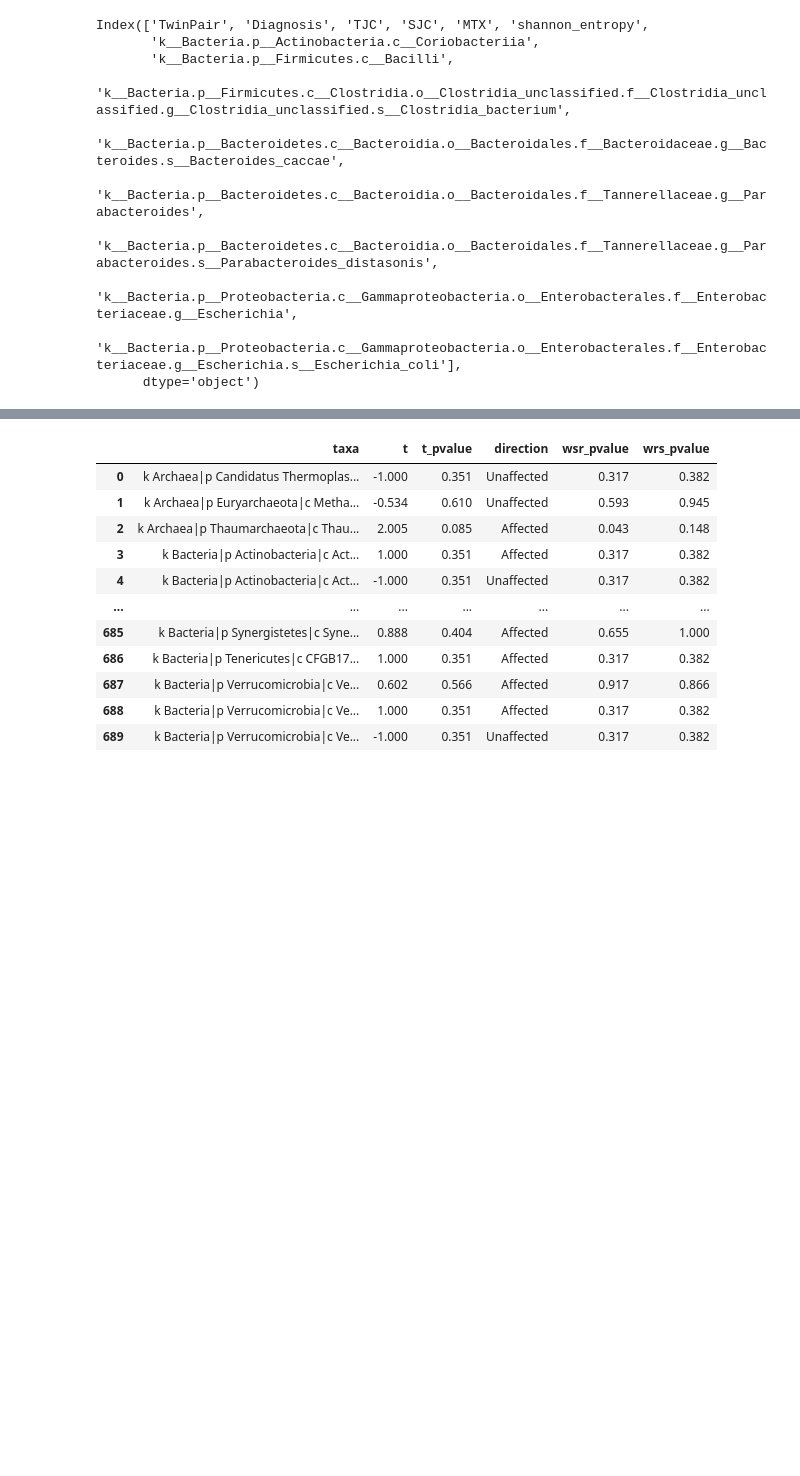
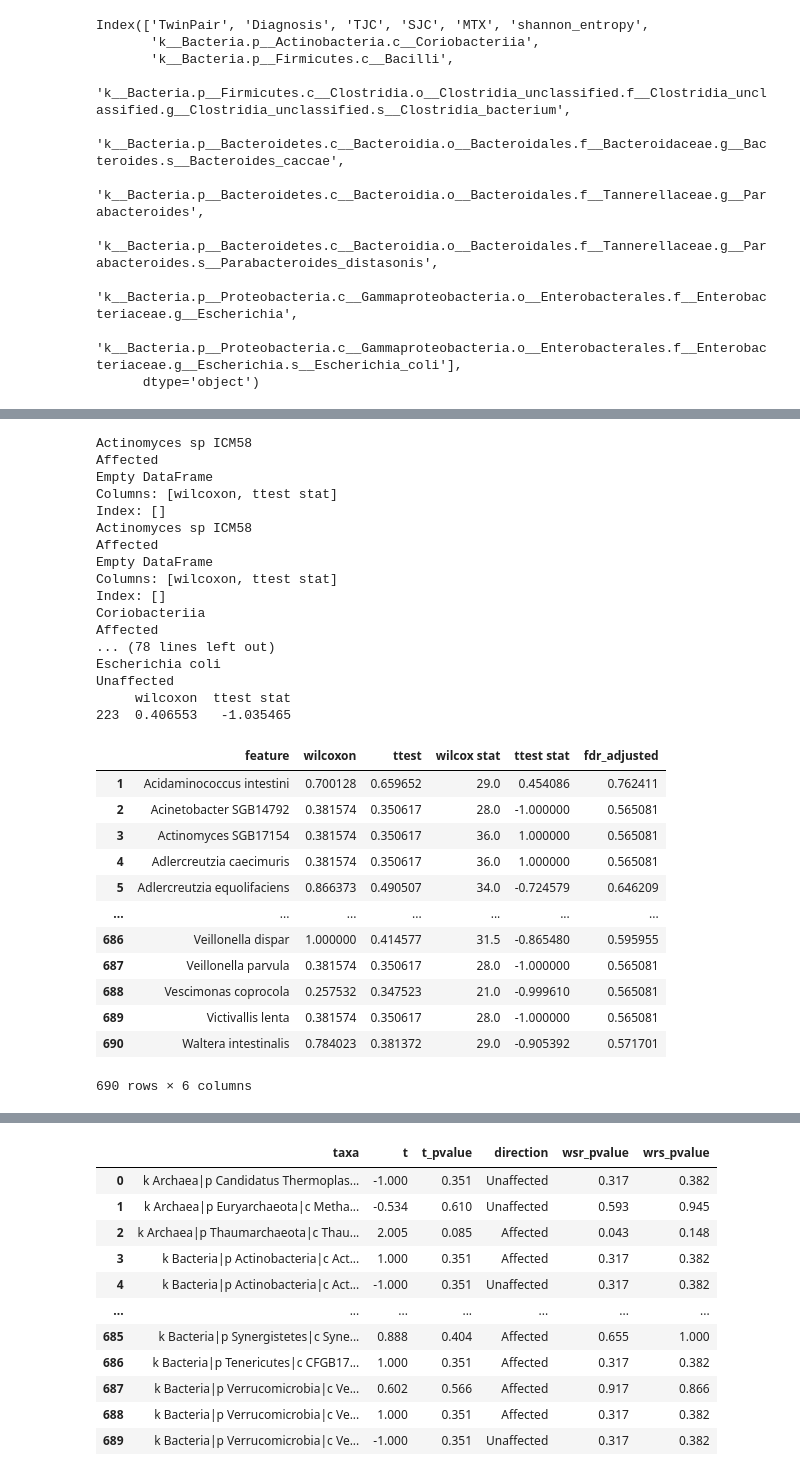
Before and after one commit to kbpi314/twinsra, a Jupyter notebook: code/twinsra_v5.ipynb, the cells around one changed output, grey strips where cells are left out. Cells and saved outputs as stored; diff of their text form; code cells hidden in the pictures; blank space fills up the shorter version.

```diff
--- a/code/twinsra_v5.ipynb
+++ b/code/twinsra_v5.ipynb
@@ -1012,0 +1123,17 @@ df_asv_filt_pre.head()
+# %%
+for l in l_to_df:
+    print(l)
+    df = l_to_df[l].copy()
+    print(len(df))
+    df = df.T
+    df = pd.concat([df_meta_edit.loc[:,['TwinPair','Diagnosis']],df.drop('Diagnosis',axis=1)],axis=1)
+    df = df.rename(columns={'TwinPair':'Sibling_pair'})#, taxa[0]:'Bilophila wadsworthia', taxa[1]: 'Blautia faecis'})
+    df = df.rename(columns=lambda x: x.split('|')[-1])# if '|s' in x else x) #, inplace=True)
+    df['Sibling_pair'] = df['Sibling_pair'].apply(lambda x: 'sib_0' + str(int(x.split('T')[1]) - 1))
+    df['Diagnosis'] = df['Diagnosis'].apply(lambda x: '2_' + str(x) if x == 'RA' else '1_' + str(x))
+    # os.mkdir(path + 'inputs/RA_twins/16S/jobs/' + l + '_taxa')
+    #os.mkdir(path + 'inputs/RA_twins/16S/jobs/' + l + '_taxa/clean')
+    #os.mkdir(path + 'inputs/RA_twins/16S/jobs/' + l + '_taxa/all')
+    df.index.name = 'SampleID'
+    df.to_csv(path + 'inputs/RA_twins/16S/jobs/' + l + '_taxa/' + l + '_taxa.tsv', sep='\t')
+df.head()
@@ -1423,3 +1551,57 @@ array(['k__Bacteria.p__Actinobacteria.c__Actinobacteria.o__Actinomycetales.f__Ac
+# %%
+s_to_l = {
+    's':'L7',
+    'c':'L3',
+    'g':'L6'
+}
+
+for x in df_lefse_taxa_uk.index.values:
+    query = x.split('.')[-1]
+    if query[0] == 't':
+        query = x.split('.')[-2]
+    s = query[0]
+    l = s_to_l[s]
+
+    df_otu3 = pd.read_csv(path + 'inputs/RA_twins/16S/jobs/' + l + '_taxa/' + l + '_taxa_stats_clean.csv', index_col=0)
+    query = query.split('__')[-1].replace('_',' ')
+
+    print(query)
+    print(df_lefse_taxa_uk.loc[x,'group'])
+    df = df_otu3[df_otu3['feature'] == query]
+    print(df[['wilcoxon','ttest stat']])
+
+df_otu3
+# %% [output]
+Actinomyces sp ICM58
+Affected
+Empty DataFrame
+Columns: [wilcoxon, ttest stat]
+Index: []
+Actinomyces sp ICM58
+Affected
+Empty DataFrame
+Columns: [wilcoxon, ttest stat]
+Index: []
+Coriobacteriia
+Affected
+... (78 lines left out)
+Escherichia coli
+Unaffected
+     wilcoxon  ttest stat
+223  0.406553   -1.035465
+|  | feature | wilcoxon | ttest | wilcox stat | ttest stat | fdr_adjusted |
+| 1 | Acidaminococcus intestini | 0.700128 | 0.659652 | 29.0 | 0.454086 | 0.762411 |
+| 2 | Acinetobacter SGB14792 | 0.381574 | 0.350617 | 28.0 | -1.000000 | 0.565081 |
+| 3 | Actinomyces SGB17154 | 0.381574 | 0.350617 | 36.0 | 1.000000 | 0.565081 |
+| 4 | Adlercreutzia caecimuris | 0.381574 | 0.350617 | 36.0 | 1.000000 | 0.565081 |
+| 5 | Adlercreutzia equolifaciens | 0.866373 | 0.490507 | 34.0 | -0.724579 | 0.646209 |
+| ... | ... | ... | ... | ... | ... | ... |
+| 686 | Veillonella dispar | 1.000000 | 0.414577 | 31.5 | -0.865480 | 0.595955 |
+| 687 | Veillonella parvula | 0.381574 | 0.350617 | 28.0 | -1.000000 | 0.565081 |
+| 688 | Vescimonas coprocola | 0.257532 | 0.347523 | 21.0 | -0.999610 | 0.565081 |
+| 689 | Victivallis lenta | 0.381574 | 0.350617 | 28.0 | -1.000000 | 0.565081 |
+| 690 | Waltera intestinalis | 0.784023 | 0.381372 | 29.0 | -0.905392 | 0.571701 |
+690 rows × 6 columns
 # %%
 # taxa barplot
 L_to_start_str = {
```
Also changed, not shown: parts of 13 cells of this notebook, 7 other files.
